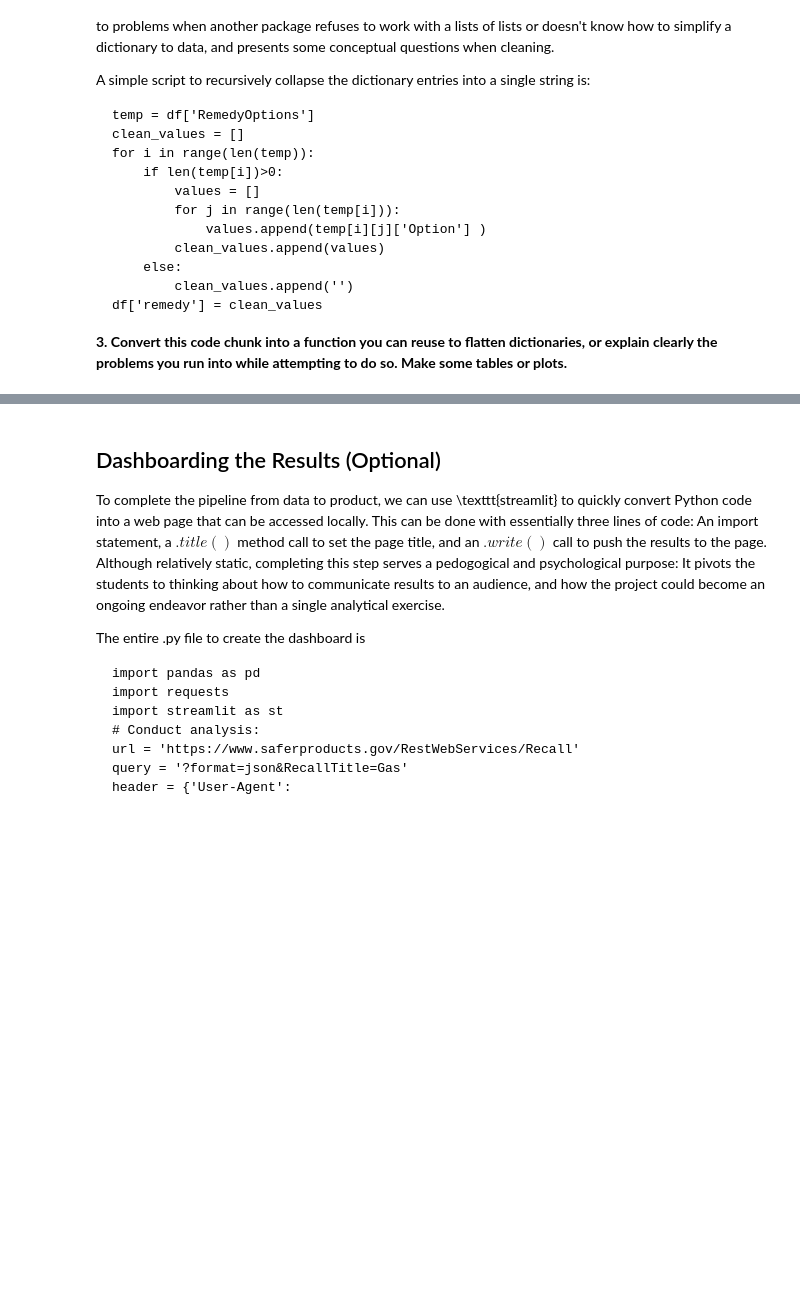
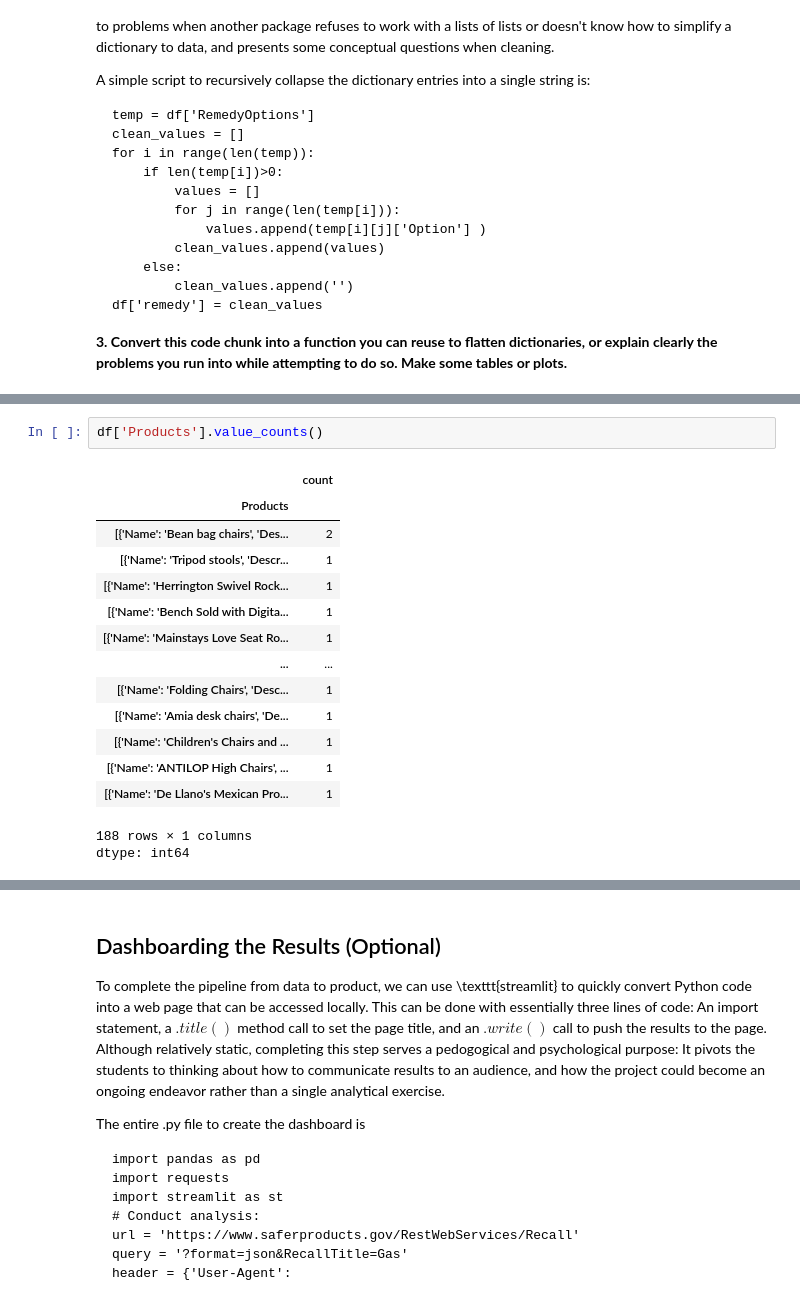
Before and after one commit to sterlinggutterman/labs, a Jupyter notebook: SG_assignment_notebook.ipynb, the cells around one changed output, grey strips where cells are left out. Cells and saved outputs as stored; diff of their text form; blank space fills up the shorter version.

```diff
--- a/SG_assignment_notebook.ipynb
+++ b/SG_assignment_notebook.ipynb
@@ -171,0 +209,18 @@ A simple script to recursively collapse the dictionary entries into a single str
+# %%
+df['Products'].value_counts()
+# %% [output]
+|  | count |
+| Products |  |
+| [{'Name': 'Bean bag chairs', 'Des... | 2 |
+| [{'Name': 'Tripod stools', 'Descr... | 1 |
+| [{'Name': 'Herrington Swivel Rock... | 1 |
+| [{'Name': 'Bench Sold with Digita... | 1 |
+| [{'Name': 'Mainstays Love Seat Ro... | 1 |
+| ... | ... |
+| [{'Name': 'Folding Chairs', 'Desc... | 1 |
+| [{'Name': 'Amia desk chairs', 'De... | 1 |
+| [{'Name': 'Children's Chairs and ... | 1 |
+| [{'Name': 'ANTILOP High Chairs', ... | 1 |
+| [{'Name': 'De Llano's Mexican Pro... | 1 |
+188 rows × 1 columns
+dtype: int64
```
Also changed, not shown: parts of 16 cells of this notebook.
